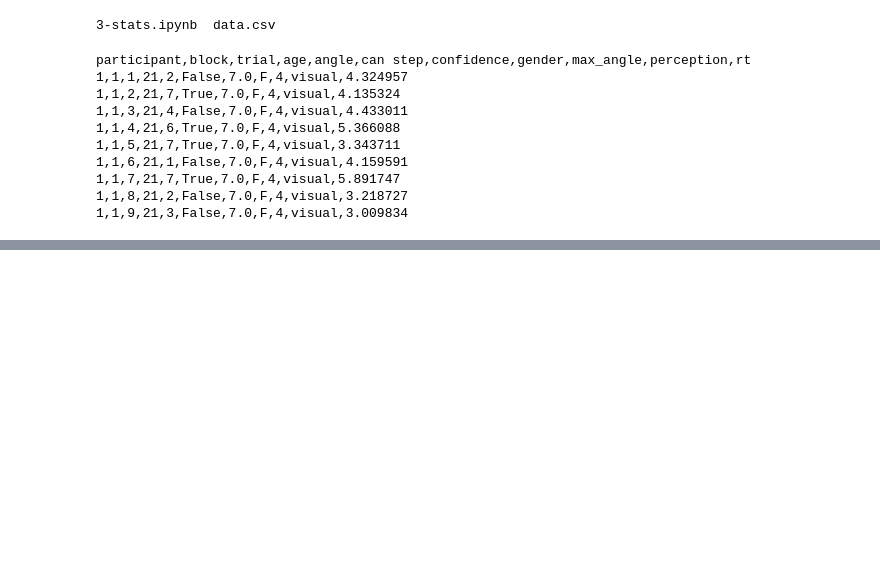
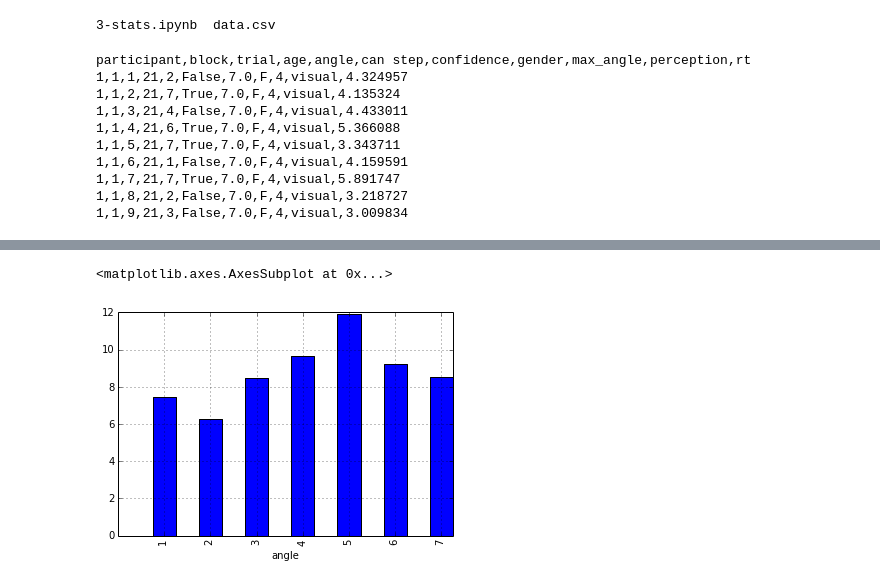
Before and after one commit to hsharrison/open-source-science-workshop, a Jupyter notebook: sessions/2014-07-02/3-stats.ipynb, the cells around one changed output, grey strips where cells are left out. Cells and saved outputs as stored; diff of their text form; code cells hidden in the pictures; blank space fills up the shorter version.

```diff
--- a/sessions/2014-07-02/3-stats.ipynb
+++ b/sessions/2014-07-02/3-stats.ipynb
@@ -75,0 +93,5 @@ data.groupby(['angle', 'perception']).mean()
+# %%
+means.xs('haptic', level='perception').plot(y='rt', kind='bar')
+# %% [output]
+<matplotlib.axes.AxesSubplot at 0x...>
+[figure, added]
```
Also changed, not shown: parts of 30 cells of this notebook, 1 other file.
